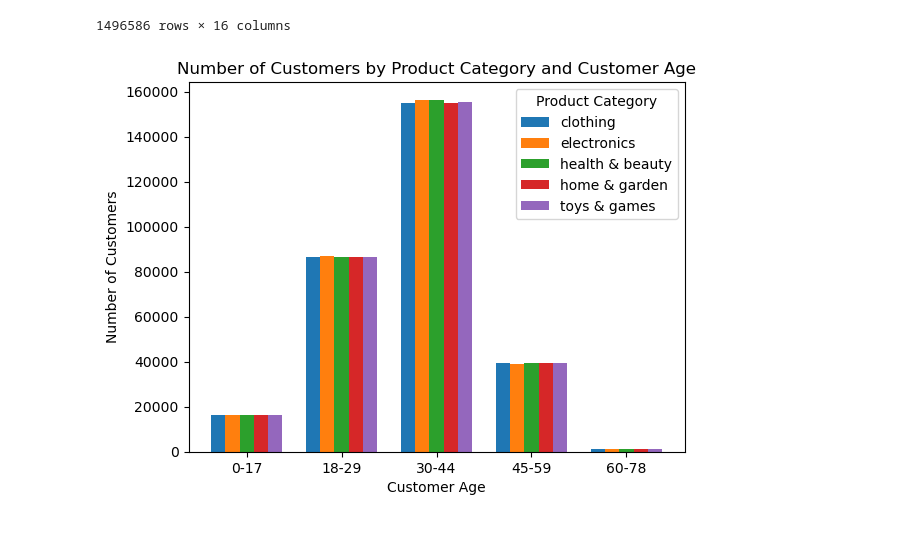
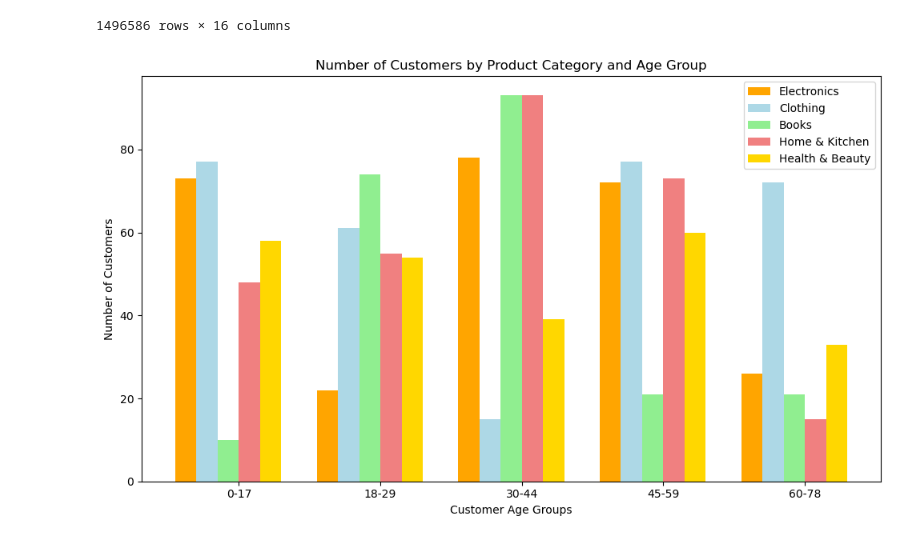
Before and after one commit to muneebsamad/project-1, a Jupyter notebook: new.ipynb, the cells around one changed output. Drawn from its saved outputs; the diff is of its cells as text; code cells hidden in the pictures.

```diff
--- a/new.ipynb
+++ b/new.ipynb
@@ -25,41 +25,42 @@ merged_df
 | 1496584 | c10dbb08-28fc-4ec1-9850-d4e98d2b9640 | cde96e9c-f562-4b8c-8fa8-f356f474232b | 34.25 | 2024-02-09 11:29:18 | debit card | home & garden | ... |
 | 1496585 | 23e3c107-f2fc-48c2-abbc-7b809bf6f102 | d8d7a64e-8419-4421-910a-a7cf709a900b | 85.03 | 2024-01-23 02:46:52 | credit card | clothing | ... |
 1496586 rows × 16 columns
-# %%
-import pandas as pd
-import matplotlib.pyplot as plt
-import numpy as np
-
-# Sample data (replace this with your actual data)
-# merged_df = ...
-
-# Define the bins for customer age and labels
-bins = [0, 18, 30, 45, 60, 79]
-labels = ['0-17', '18-29', '30-44', '45-59', '60-78']
-
-# Bin the customer ages and create a new column for the bins
-merged_df['Age Group'] = pd.cut(merged_df['Customer Age'], bins, labels=labels)
-
-# Group by age group and product category, then calculate the count of customers
-category_age_count = merged_df.groupby(['Age Group', 'Product Category']).size().unstack()
-
-# Plot the data
-age_groups = category_age_count.index
-bar_width = 0.15
-x = np.arange(len(age_groups))
-
-fig, ax = plt.subplots()
-
-for i, category in enumerate(category_age_count.columns):
-    ax.bar(x + i * bar_width, category_age_count[category], width=bar_width, label=category)
-
-ax.set_title('Number of Customers by Product Category and Customer Age')
-ax.set_xlabel('Customer Age')
-ax.set_ylabel('Number of Customers')
-ax.set_xticks(x + 2 * bar_width)
-ax.set_xticklabels(age_groups)
-ax.legend(title='Product Category')
-
-plt.show()
-# %% [output]
-[figure, removed]
+# %%
+# Sample data
+product_categories = ['Electronics', 'Clothing', 'Books', 'Home & Kitchen', 'Health & Beauty']
+ages = np.random.randint(10, 80, size=500)
+
+# Generate random ages for demonstration
+customer_age_groups = ['Under 18', '18-30', '31-45', '46-60', 'Over 60']
+
+# Compute histogram bin edges based on age groups
+bins = np.histogram_bin_edges(ages, bins=[0, 18, 30, 45, 60, np.max(ages)])
+
+# Create age group labels
+age_group_labels = [f'{bins[i]}-{bins[i+1]-1}' for i in range(len(bins)-1)]
+
+# Generate random data for demonstration
+data = np.random.randint(10, 100, size=(len(product_categories), len(bins)-1))
+
+# Define custom colors
+colors = ['orange', 'lightblue', 'lightgreen', 'lightcoral', 'gold', 'lightpink']
+
+# Create grouped bar chart
+fig, ax = plt.subplots(figsize=(10, 6))
+bar_width = 0.15
+index = np.arange(len(bins)-1)
+
+for i, category in enumerate(product_categories):
+    ax.bar(index + i * bar_width, data[i], bar_width, label=category, color=colors[i])
+
+ax.set_xlabel('Customer Age Groups')
+ax.set_ylabel('Number of Customers')
+ax.set_title('Number of Customers by Product Category and Age Group')
+ax.set_xticks(index + (bar_width * len(product_categories)) / 2)
+ax.set_xticklabels(age_group_labels)
+ax.legend()
+
+plt.tight_layout()
+plt.show()
+# %% [output]
+[figure, added]
```
